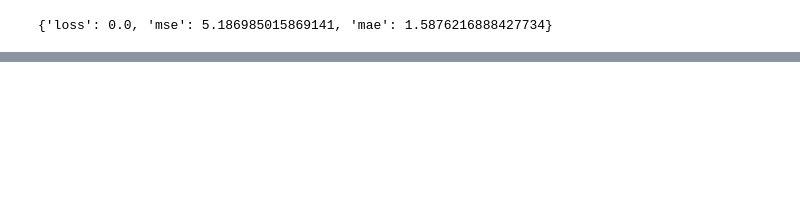
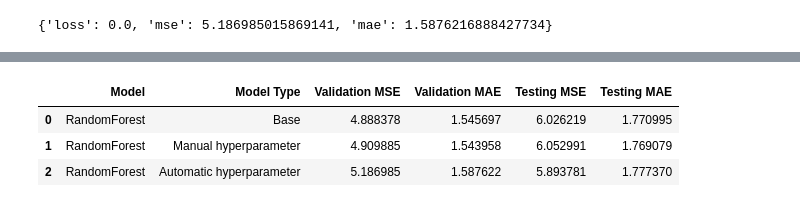
Before and after one commit to AdityaPimpalkar/AQI_federated_learning, a Jupyter notebook: notebooks/models/RandomForest.ipynb, the cells around one changed output, grey strips where cells are left out. Cells and saved outputs as stored; diff of their text form; code cells hidden in the pictures; blank space fills up the shorter version.

```diff
--- a/notebooks/models/RandomForest.ipynb
+++ b/notebooks/models/RandomForest.ipynb
@@ -87,3 +90,5 @@ model1_val_result = model1.evaluate(val_ds, return_dict=True)
 model1_val_result
 # %% [output]
 {'loss': 0.0, 'mse': 4.888377666473389, 'mae': 1.5456970930099487}
+# %%
+model1_test_result = model1.evaluate(test_ds, return_dict=True)
@@ -163,3 +156,5 @@ tuned_model_val_result = tuned_model.evaluate(val_ds, return_dict=True)
 tuned_model_val_result
 # %% [output]
 {'loss': 0.0, 'mse': 4.909885406494141, 'mae': 1.5439581871032715}
+# %%
+tuned_model_test_result = tuned_model.evaluate(test_ds, return_dict=True)
@@ -210,3 +234,5 @@ auto_tuned_model_val_result = auto_tuned_model.evaluate(val_ds, return_dict=True
 auto_tuned_model_val_result
 # %% [output]
 {'loss': 0.0, 'mse': 5.186985015869141, 'mae': 1.5876216888427734}
+# %%
+auto_tuned_model_test_result = auto_tuned_model.evaluate(test_ds, return_dict=True)
@@ -233,0 +267,12 @@ auto_tuning_logs
+# %%
+pd.DataFrame({ "Model": ["RandomForest", "RandomForest", "RandomForest"],
+               "Model Type": ["Base", "Manual hyperparameter", "Automatic hyperparameter"],
+               "Validation MSE": [model1_val_result['mse'], tuned_model_val_result['mse'], auto_tuned_model_val_result['mse']],
+               "Validation MAE": [model1_val_result['mae'], tuned_model_val_result['mae'], auto_tuned_model_val_result['mae']],
+               "Testing MSE": [model1_test_result['mse'], tuned_model_test_result['mse'], auto_tuned_model_test_result['mse']],
+               "Testing MAE": [model1_test_result['mae'], tuned_model_test_result['mae'], auto_tuned_model_test_result['mae']]})
+# %% [output]
+|  | Model | Model Type | Validation MSE | Validation MAE | Testing MSE | Testing MAE |
+| 0 | RandomForest | Base | 4.888378 | 1.545697 | 6.026219 | 1.770995 |
+| 1 | RandomForest | Manual hyperparameter | 4.909885 | 1.543958 | 6.052991 | 1.769079 |
+| 2 | RandomForest | Automatic hyperparameter | 5.186985 | 1.587622 | 5.893781 | 1.777370 |
```
Also changed, not shown: parts of 22 cells of this notebook, 1 other file.
